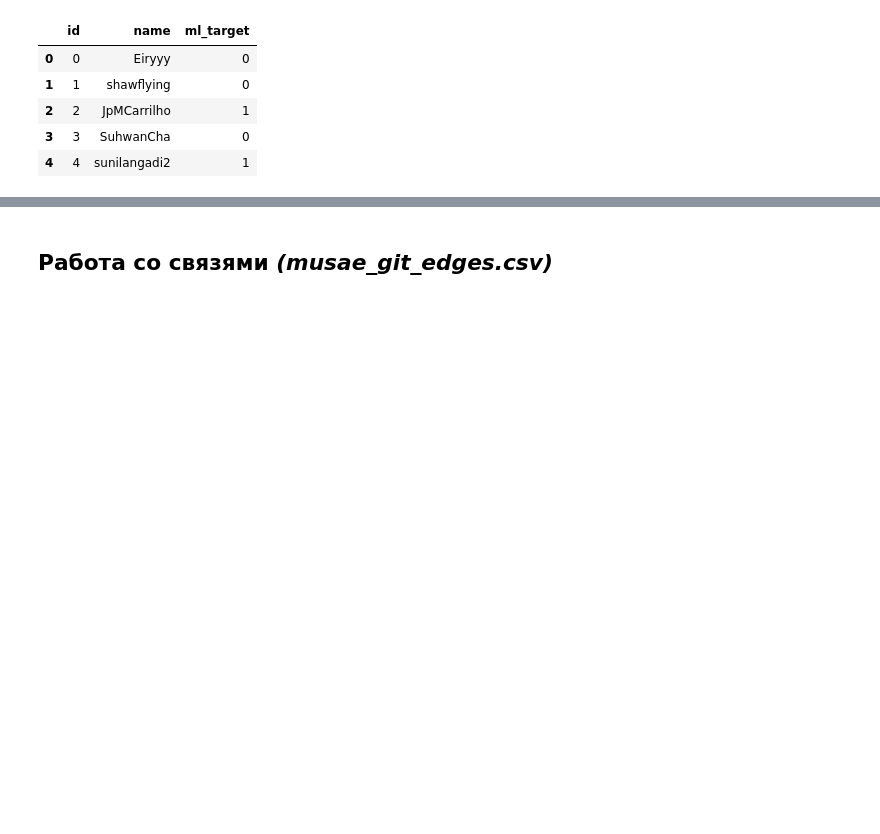
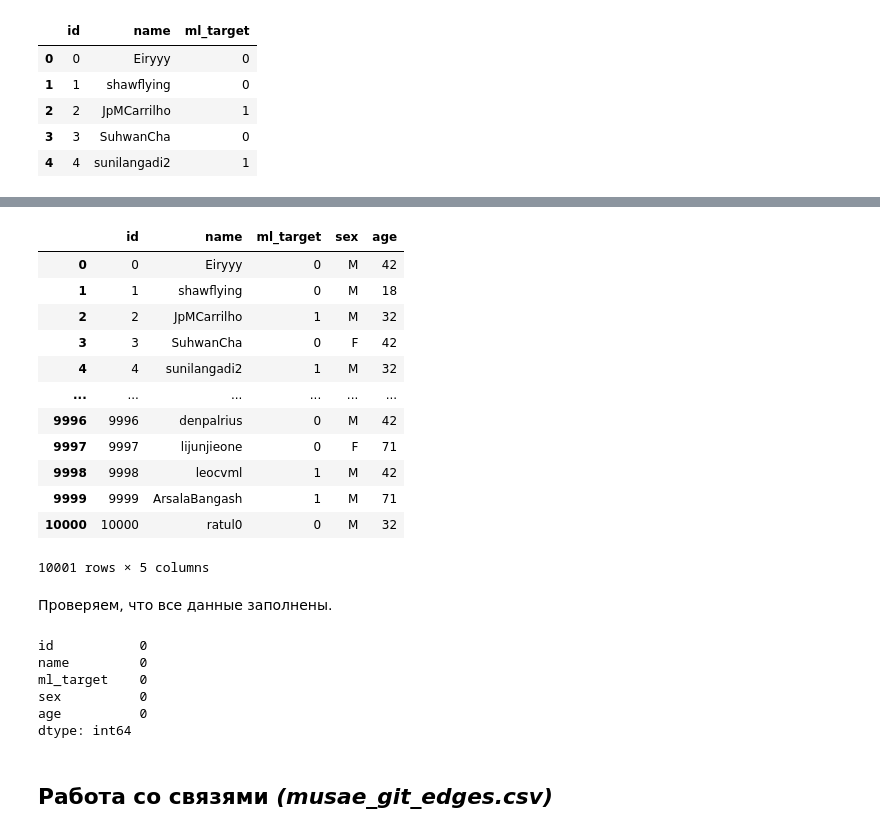
Before and after one commit to Cat-in-box/ml-social-graphs, a Jupyter notebook: git_social_graphs.ipynb, the cells around one changed output, grey strips where cells are left out. Cells and saved outputs as stored; diff of their text form; code cells hidden in the pictures; blank space fills up the shorter version.

Commit message:
добавили признаков в target, но рандом возраста пока что не рандомит

```diff
--- a/git_social_graphs.ipynb
+++ b/git_social_graphs.ipynb
@@ -33,0 +40,5 @@ target.head()
+# %%
+import random
+
+target["sex"] = random.choices(["M", "F"], weights=[0.66, 0.34], k=target.shape[0])
+target
@@ -34,3 +59,31 @@ target.head()
+# %%
+target["age"] = random.choices([random.randint(18, 24), random.randint(25, 34), random.randint(35, 44), random.randint(45, 80)], weights=[0.198, 0.639, 0.141, 0.22], k=target.shape[0])
+target
+# %% [output]
+|  | id | name | ml_target | sex | age |
+| 0 | 0 | Eiryyy | 0 | M | 42 |
+| 1 | 1 | shawflying | 0 | M | 18 |
+| 2 | 2 | JpMCarrilho | 1 | M | 32 |
+| 3 | 3 | SuhwanCha | 0 | F | 42 |
+| 4 | 4 | sunilangadi2 | 1 | M | 32 |
+| ... | ... | ... | ... | ... | ... |
+| 9996 | 9996 | denpalrius | 0 | M | 42 |
+| 9997 | 9997 | lijunjieone | 0 | F | 71 |
+| 9998 | 9998 | leocvml | 1 | M | 42 |
+| 9999 | 9999 | ArsalaBangash | 1 | M | 71 |
+| 10000 | 10000 | ratul0 | 0 | M | 32 |
+10001 rows × 5 columns
+# %% [markdown]
+Проверяем, что все данные заполнены.
+# %%
+target.isna().sum()
+# %% [output]
+id           0
+name         0
+ml_target    0
+sex          0
+age          0
+dtype: int64
 # %% [markdown]
 ## **Работа со связями** *(musae_git_edges.csv)*
 # %%
```
Also changed, not shown: parts of 10 cells of this notebook.
